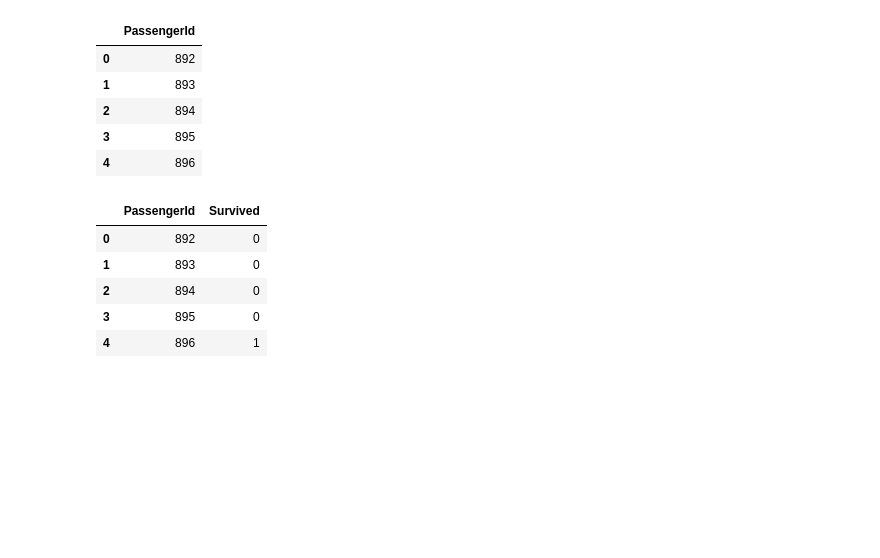
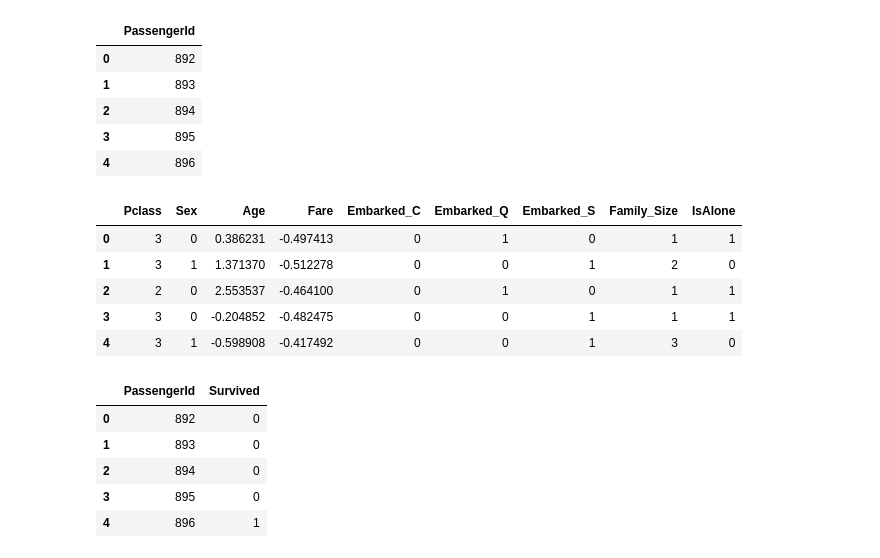
Before and after one commit to JorgeHdzRiv/TitanicProjectCienciaDatos, a Jupyter notebook: notebook/Modelado_Predictivo.ipynb, the cells around one changed output. Saved outputs shown, nothing was run; the diff lists cells and outputs as text; code cells hidden in the pictures; blank space fills up the shorter version.

```diff
--- a/notebook/Modelado_Predictivo.ipynb
+++ b/notebook/Modelado_Predictivo.ipynb
@@ -231,6 +253,15 @@ passenger_ids.head()
 | 4 | 896 |
 # %%
 y_test_pred = best_model.predict(X_test)
+# %%
+X_test.head()
+# %% [output]
+|  | Pclass | Sex | Age | Fare | Embarked_C | Embarked_Q | Embarked_S | Family_Size | IsAlone |
+| 0 | 3 | 0 | 0.386231 | -0.497413 | 0 | 1 | 0 | 1 | 1 |
+| 1 | 3 | 1 | 1.371370 | -0.512278 | 0 | 0 | 1 | 2 | 0 |
+| 2 | 2 | 0 | 2.553537 | -0.464100 | 0 | 1 | 0 | 1 | 1 |
+| 3 | 3 | 0 | -0.204852 | -0.482475 | 0 | 0 | 1 | 1 | 1 |
+| 4 | 3 | 1 | -0.598908 | -0.417492 | 0 | 0 | 1 | 3 | 0 |
 # %%
 submission = pd.DataFrame({
     "PassengerId": passenger_ids["PassengerId"],
```
Also changed, not shown: parts of 3 cells of this notebook, 3 other files.
